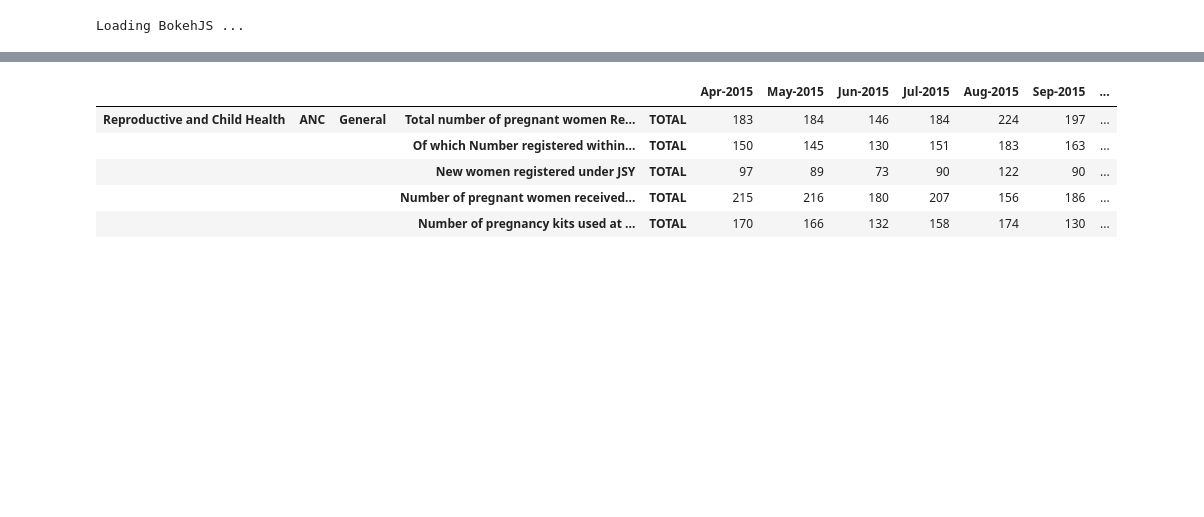
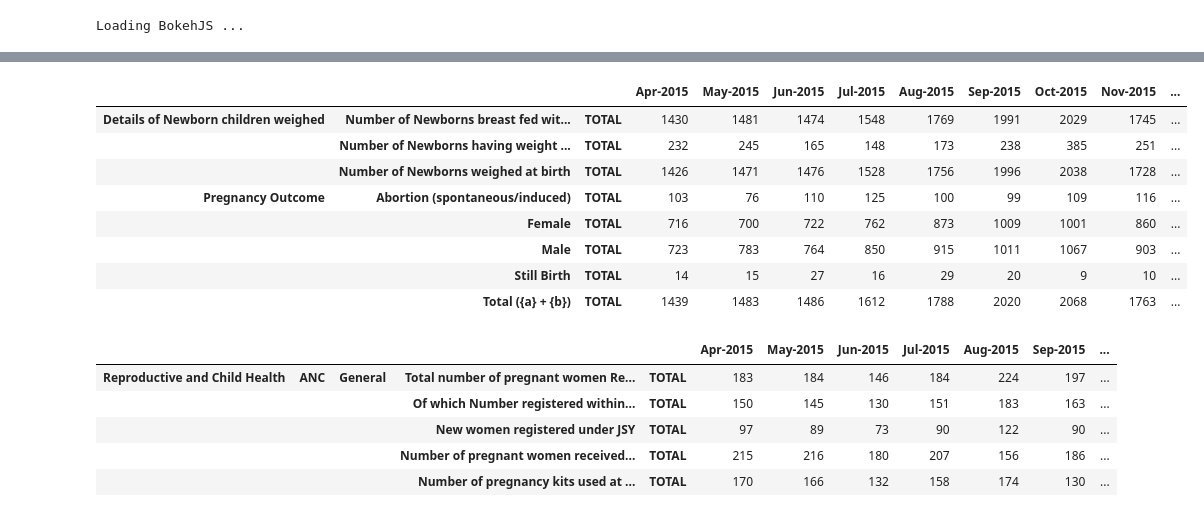
Before and after one commit to alokkshukla/SocialCops, a Jupyter notebook: NRHM/Maharashtra/Nagpur/2015-16/Scripts/Visualization/Visualization.ipynb, the cells around one changed output, grey strips where cells are left out. Cells and saved outputs as stored; diff of their text form; code cells hidden in the pictures; blank space fills up the shorter version.

```diff
--- a/NRHM/Maharashtra/Nagpur/2015-16/Scripts/Visualization/Visualization.ipynb
+++ b/NRHM/Maharashtra/Nagpur/2015-16/Scripts/Visualization/Visualization.ipynb
@@ -10,3 +217,16 @@ Loading BokehJS ...
+# %%
+
+metrices[3].loc['Pregnancy outcome and New-born details']
+# %% [output]
+|  |  |  | Apr-2015 | May-2015 | Jun-2015 | Jul-2015 | Aug-2015 | Sep-2015 | Oct-2015 | Nov-2015 | ... |
+| Details of Newborn children weighed | Number of Newborns breast fed wit... | TOTAL | 1430 | 1481 | 1474 | 1548 | 1769 | 1991 | 2029 | 1745 | ... |
+|  | Number of Newborns having weight ... | TOTAL | 232 | 245 | 165 | 148 | 173 | 238 | 385 | 251 | ... |
+|  | Number of Newborns weighed at birth | TOTAL | 1426 | 1471 | 1476 | 1528 | 1756 | 1996 | 2038 | 1728 | ... |
+| Pregnancy Outcome | Abortion (spontaneous/induced) | TOTAL | 103 | 76 | 110 | 125 | 100 | 99 | 109 | 116 | ... |
+|  | Female | TOTAL | 716 | 700 | 722 | 762 | 873 | 1009 | 1001 | 860 | ... |
+|  | Male | TOTAL | 723 | 783 | 764 | 850 | 915 | 1011 | 1067 | 903 | ... |
+|  | Still Birth | TOTAL | 14 | 15 | 27 | 16 | 29 | 20 | 9 | 10 | ... |
+|  | Total ({a} + {b}) | TOTAL | 1439 | 1483 | 1486 | 1612 | 1788 | 2020 | 2068 | 1763 | ... |
 # %%
 # Load Dataset
 df = pd.read_excel('~/Workspace/SocialCops/NRHM/Maharashtra/Nagpur/2015-16/Scripts/Preprocessing/Output/Cleaned/BHIWAPUR/BHIWAPUR Block - Consolidated.xlsx',index_col=range(5))
```
Also changed, not shown: parts of 24 cells of this notebook, 1 other file.
